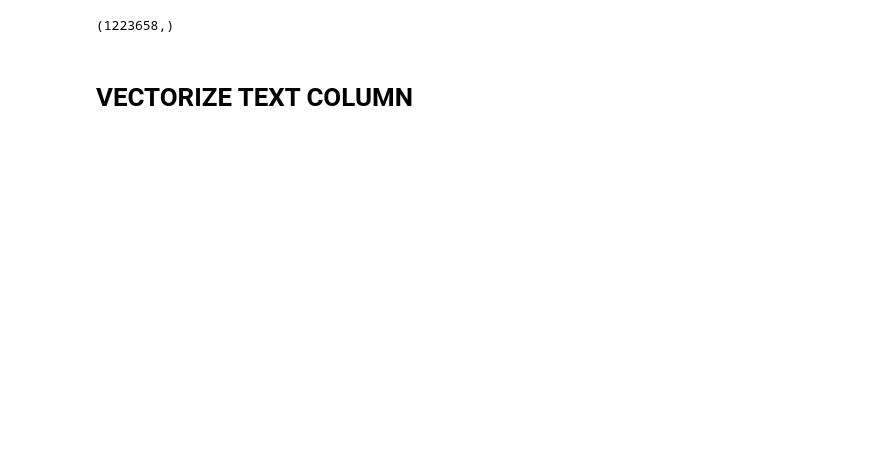
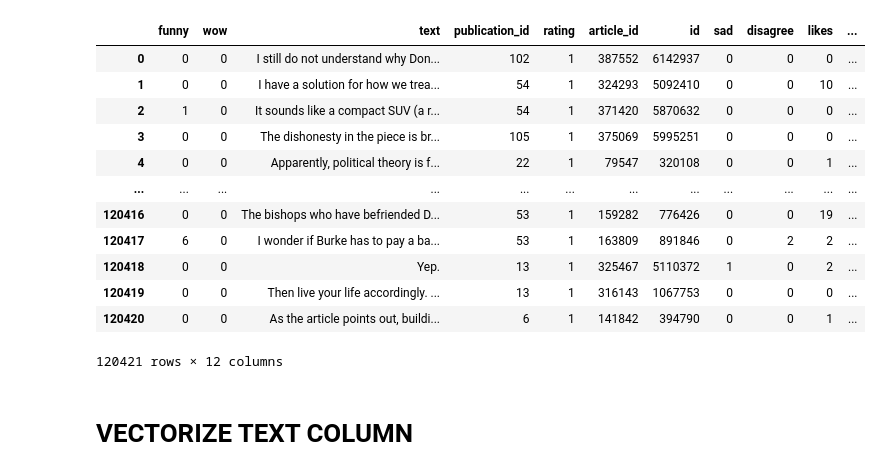
Before and after one commit to hberginc/Capstone2_temp_name, a Jupyter notebook: regression.ipynb, the cells around one changed output. Drawn from its saved outputs; the diff is of its cells as text; code cells hidden in the pictures; blank space fills up the shorter version.

Commit message:
worked on class rating

```diff
--- a/regression.ipynb
+++ b/regression.ipynb
@@ -26,6 +27,18 @@ from sklearn import (
 # %%
-df = pd.read_csv('../cleaned_comments.csv')
+df = pd.read_csv('../sample_df.csv')
 # %%
-df.likes.shape
+df
 # %% [output]
+|  | funny | wow | text | publication_id | rating | article_id | id | sad | disagree | likes | ... |
+| 0 | 0 | 0 | I still do not understand why Don... | 102 | 1 | 387552 | 6142937 | 0 | 0 | 0 | ... |
+| 1 | 0 | 0 | I have a solution for how we trea... | 54 | 1 | 324293 | 5092410 | 0 | 0 | 10 | ... |
+| 2 | 1 | 0 | It sounds like a compact SUV (a r... | 54 | 1 | 371420 | 5870632 | 0 | 0 | 0 | ... |
+| 3 | 0 | 0 | The dishonesty in the piece is br... | 105 | 1 | 375069 | 5995251 | 0 | 0 | 0 | ... |
+| 4 | 0 | 0 | Apparently, political theory is f... | 22 | 1 | 79547 | 320108 | 0 | 0 | 1 | ... |
+| ... | ... | ... | ... | ... | ... | ... | ... | ... | ... | ... | ... |
+| 120416 | 0 | 0 | The bishops who have befriended D... | 53 | 1 | 159282 | 776426 | 0 | 0 | 19 | ... |
+| 120417 | 6 | 0 | I wonder if Burke has to pay a ba... | 53 | 1 | 163809 | 891846 | 0 | 2 | 2 | ... |
+| 120418 | 0 | 0 | Yep. | 13 | 1 | 325467 | 5110372 | 1 | 0 | 2 | ... |
+| 120419 | 0 | 0 | Then live your life accordingly. ... | 13 | 1 | 316143 | 1067753 | 0 | 0 | 0 | ... |
+| 120420 | 0 | 0 | As the article points out, buildi... | 6 | 1 | 141842 | 394790 | 0 | 0 | 1 | ... |
-(1223658,)
+120421 rows × 12 columns
```
Also changed, not shown: parts of 18 cells of this notebook, 2 other files.
